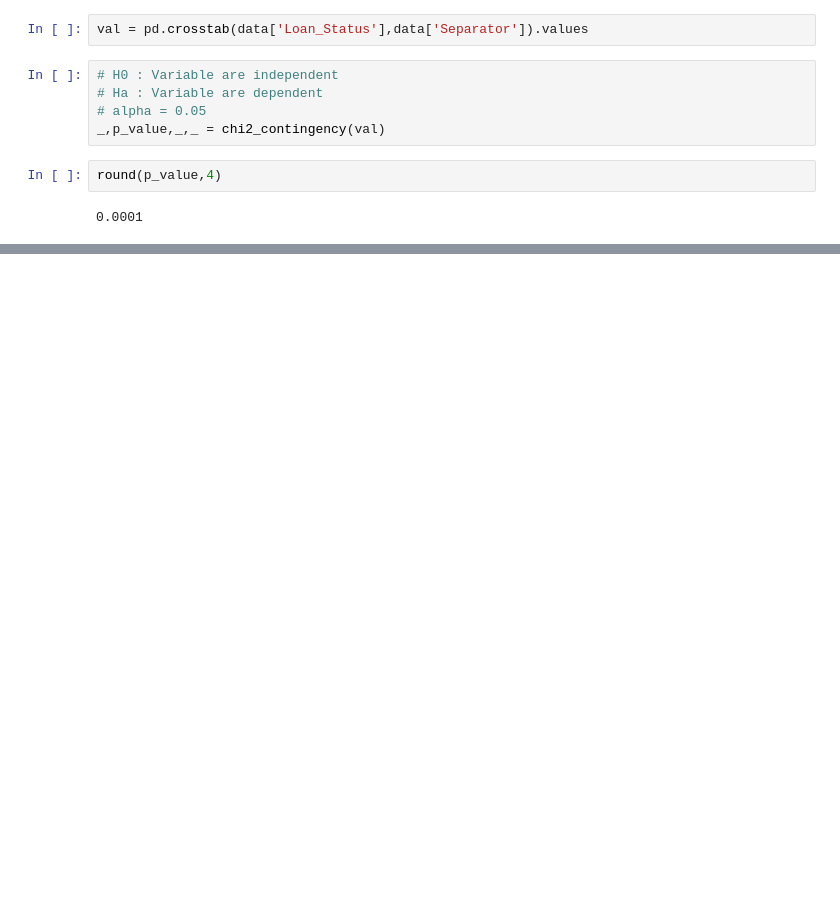
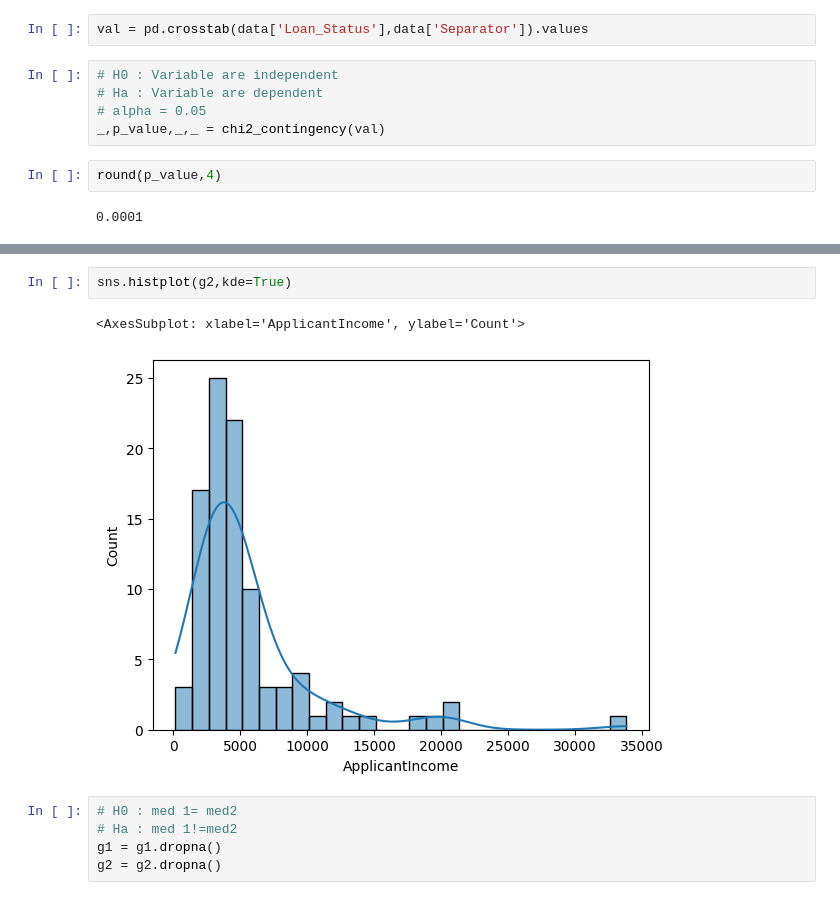
Before and after one commit to GauravDaharia20/Scaler-Projects, a Jupyter notebook: CC-Math-Fundamentals/Feature Engineering.ipynb, the cells around one changed output, grey strips where cells are left out. Drawn from its saved outputs; the diff is of its cells as text; blank space fills up the shorter version.

```diff
--- a/CC-Math-Fundamentals/Feature Engineering.ipynb
+++ b/CC-Math-Fundamentals/Feature Engineering.ipynb
@@ -374,0 +502,10 @@ round(p_value,4)
+# %%
+sns.histplot(g2,kde=True)
+# %% [output]
+<AxesSubplot: xlabel='ApplicantIncome', ylabel='Count'>
+[figure, added]
+# %%
+# H0 : med 1= med2
+# Ha : med 1!=med2
+g1 = g1.dropna()
+g2 = g2.dropna()
```
Also changed, not shown: parts of 35 cells of this notebook, 1 other file.
